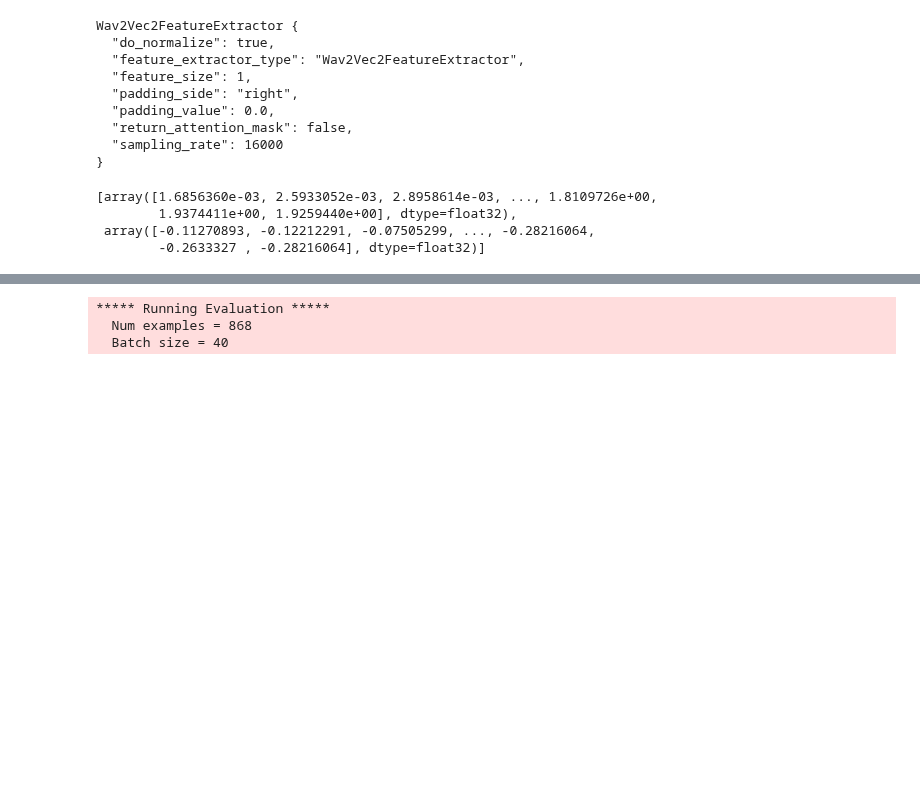
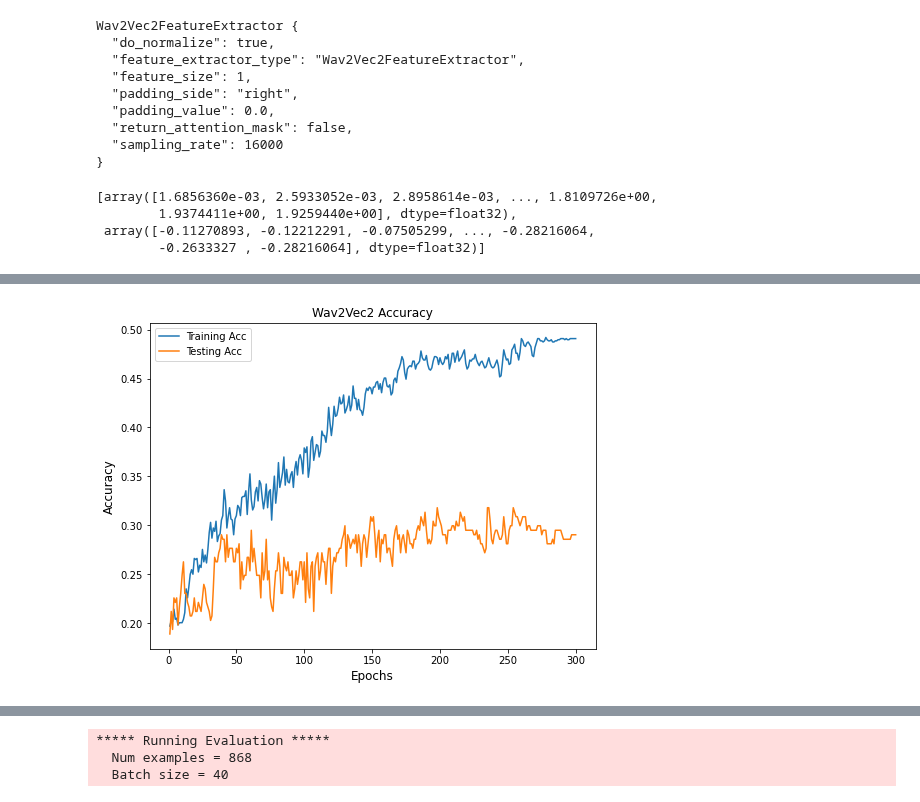
Before and after one commit to pakdaniel/DataMiningFinal, a Jupyter notebook: DataMiningFinal.ipynb, the cells around one changed output, grey strips where cells are left out. Saved outputs shown, nothing was run; the diff lists cells and outputs as text; code cells hidden in the pictures; blank space fills up the shorter version.

```diff
--- a/DataMiningFinal.ipynb
+++ b/DataMiningFinal.ipynb
@@ -1521,3 +1549,7 @@ df.head()
+# %%
+plot_accuracy(df, title="Wav2Vec2 Accuracy")
+# %% [output]
+[figure, added]
 # %%
 plt.figure(figsize=(8,6))
 plt.plot(df["epoch"], df["train_loss"], label="Training Loss")
```
Also changed, not shown: parts of 10 cells of this notebook.
